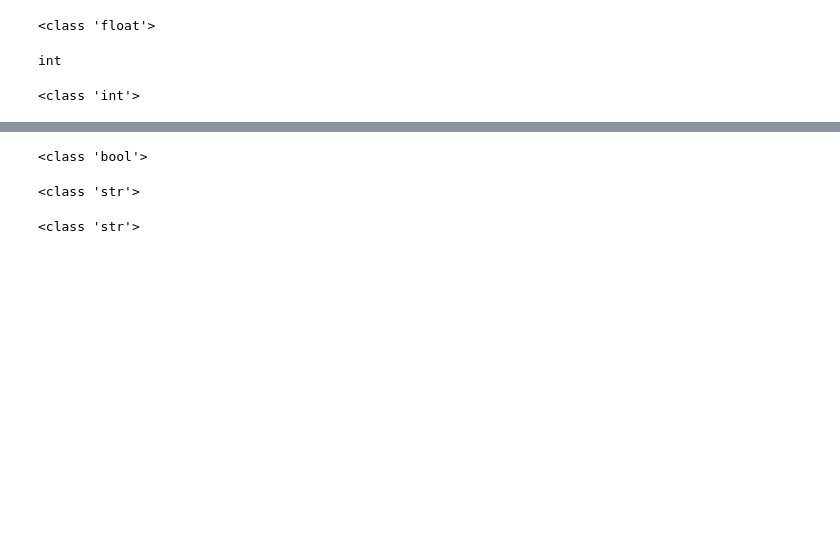
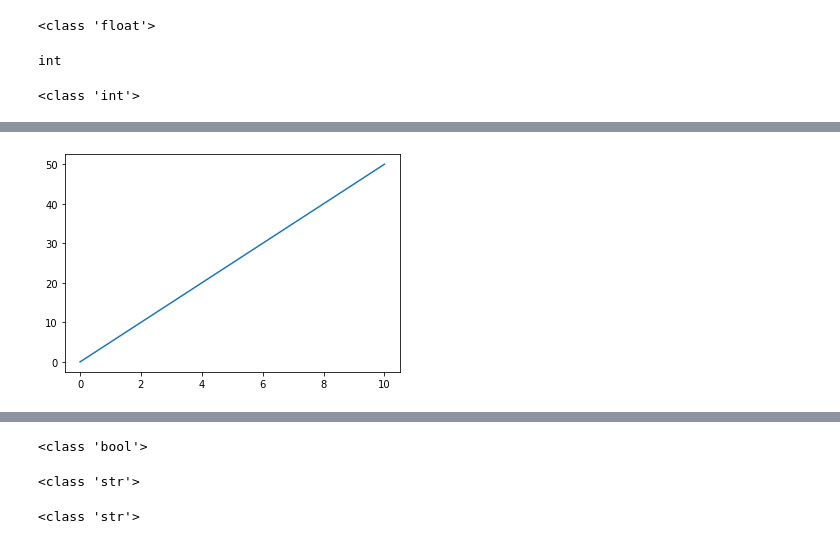
Before and after one commit to akinselureabiola/python_modules, a Jupyter notebook: python_notebook.ipynb, the cells around one changed output, grey strips where cells are left out. Drawn from its saved outputs; the diff is of its cells as text; code cells hidden in the pictures; blank space fills up the shorter version.

```diff
--- a/python_notebook.ipynb
+++ b/python_notebook.ipynb
@@ -29,0 +387,7 @@ print(type(15))
+# %%
+goods = np.array([0, 10])
+price = np.array([0, 50])
+plt.plot(goods, price)
+plt.show()
+# %% [output]
+[figure, added]
```
Also changed, not shown: parts of 80 cells of this notebook.
